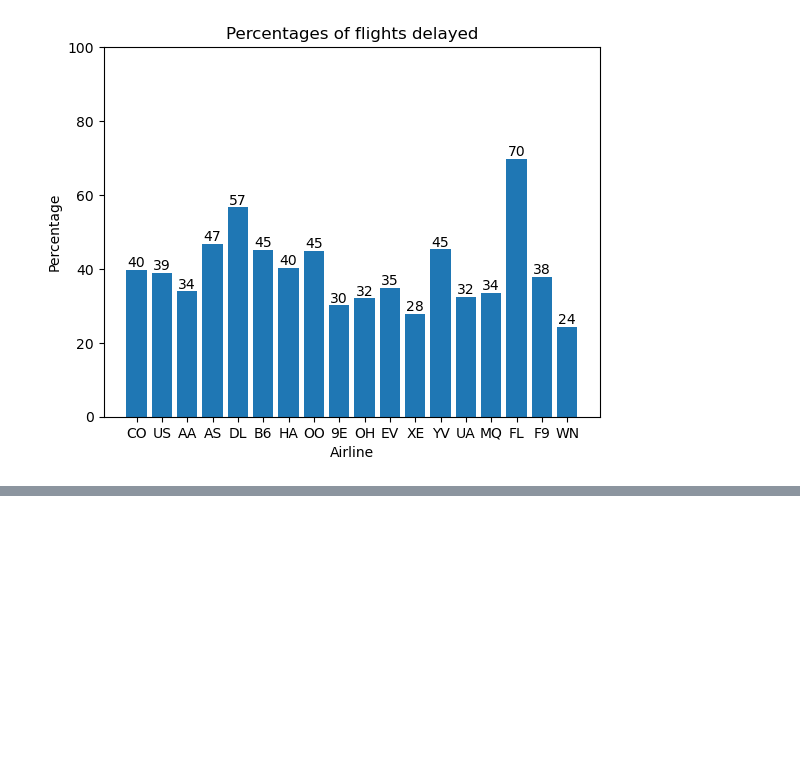
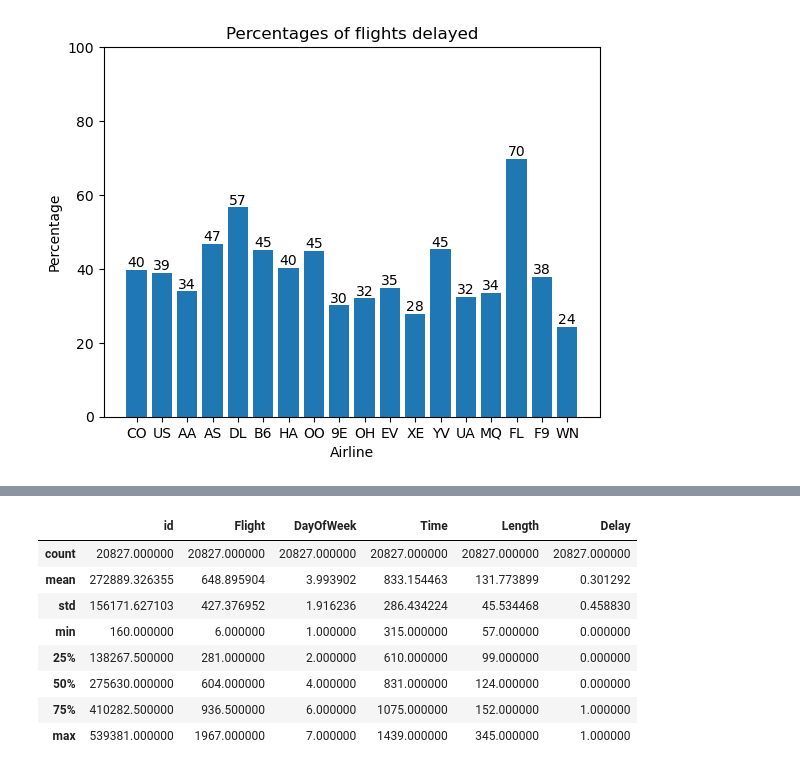
Before and after one commit to ltcolscotty/AirlinesProject, a Jupyter notebook: AirlineAnalysis.ipynb, the cells around one changed output, grey strips where cells are left out. Saved outputs shown, nothing was run; the diff lists cells and outputs as text; code cells hidden in the pictures; blank space fills up the shorter version.

```diff
--- a/AirlineAnalysis.ipynb
+++ b/AirlineAnalysis.ipynb
@@ -93,0 +110,12 @@ ax.bar_label(bar_container, fmt='{:,.0f}')
+# %%
+y_result4.describe()
+# %% [output]
+|  | id | Flight | DayOfWeek | Time | Length | Delay |
+| count | 20827.000000 | 20827.000000 | 20827.000000 | 20827.000000 | 20827.000000 | 20827.000000 |
+| mean | 272889.326355 | 648.895904 | 3.993902 | 833.154463 | 131.773899 | 0.301292 |
+| std | 156171.627103 | 427.376952 | 1.916236 | 286.434224 | 45.534468 | 0.458830 |
+| min | 160.000000 | 6.000000 | 1.000000 | 315.000000 | 57.000000 | 0.000000 |
+| 25% | 138267.500000 | 281.000000 | 2.000000 | 610.000000 | 99.000000 | 0.000000 |
+| 50% | 275630.000000 | 604.000000 | 4.000000 | 831.000000 | 124.000000 | 0.000000 |
+| 75% | 410282.500000 | 936.500000 | 6.000000 | 1075.000000 | 152.000000 | 1.000000 |
+| max | 539381.000000 | 1967.000000 | 7.000000 | 1439.000000 | 345.000000 | 1.000000 |
```
Also changed, not shown: parts of 7 cells of this notebook.
